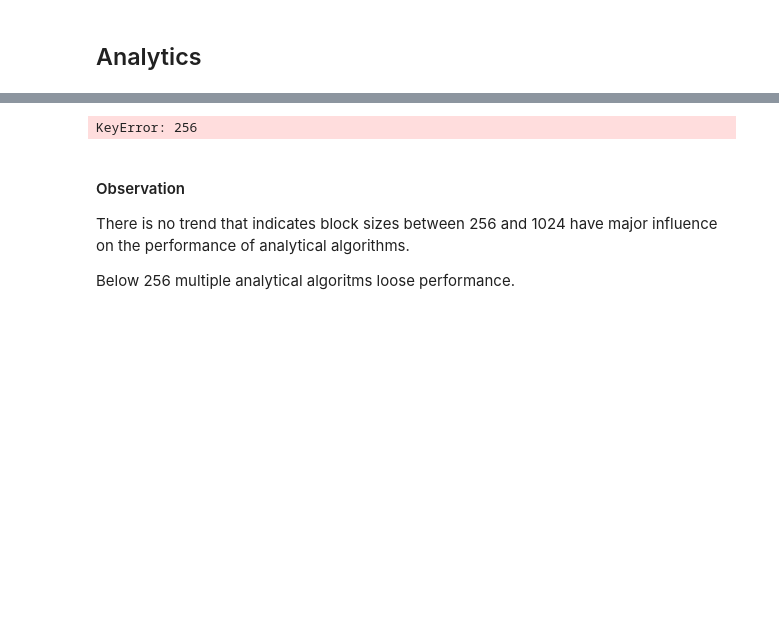
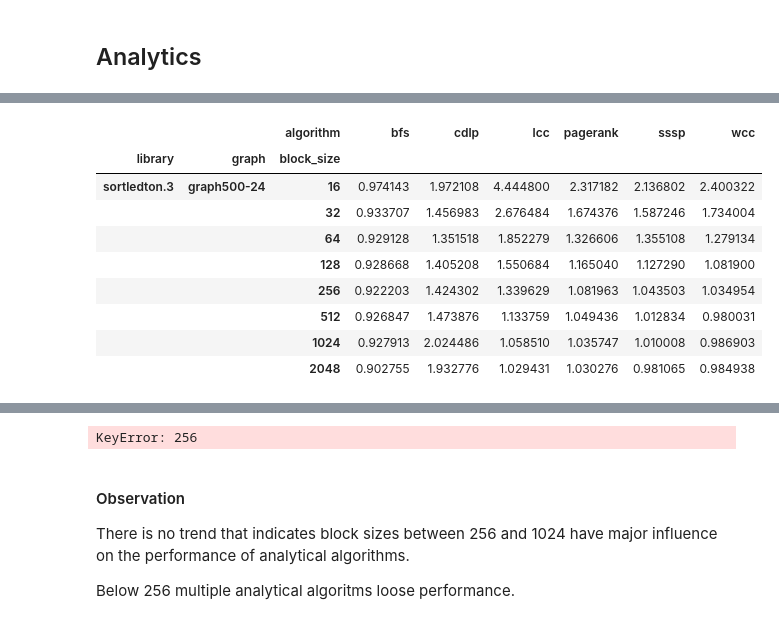
Before and after one commit to PerFuchs/gfe_notebooks, a Jupyter notebook: block_size_analysis.ipynb, the cells around one changed output, grey strips where cells are left out. Drawn from its saved outputs; the diff is of its cells as text; code cells hidden in the pictures; blank space fills up the shorter version.

```diff
--- a/block_size_analysis.ipynb
+++ b/block_size_analysis.ipynb
@@ -46 +51,15 @@ data
+# %%
+normalized = data.loc["sortledton.3", "graph500-24", slice(None)] / data.loc["sorted_vector_al.6", "graph500-24", 1024]
+normalized
+# %% [output]
+|  |  | algorithm | bfs | cdlp | lcc | pagerank | sssp | wcc |
+| library | graph | block_size |  |  |  |  |  |  |
+| sortledton.3 | graph500-24 | 16 | 0.974143 | 1.972108 | 4.444800 | 2.317182 | 2.136802 | 2.400322 |
+|  |  | 32 | 0.933707 | 1.456983 | 2.676484 | 1.674376 | 1.587246 | 1.734004 |
+|  |  | 64 | 0.929128 | 1.351518 | 1.852279 | 1.326606 | 1.355108 | 1.279134 |
+|  |  | 128 | 0.928668 | 1.405208 | 1.550684 | 1.165040 | 1.127290 | 1.081900 |
+|  |  | 256 | 0.922203 | 1.424302 | 1.339629 | 1.081963 | 1.043503 | 1.034954 |
+|  |  | 512 | 0.926847 | 1.473876 | 1.133759 | 1.049436 | 1.012834 | 0.980031 |
+|  |  | 1024 | 0.927913 | 2.024486 | 1.058510 | 1.035747 | 1.010008 | 0.986903 |
+|  |  | 2048 | 0.902755 | 1.932776 | 1.029431 | 1.030276 | 0.981065 | 0.984938 |
 # %%
```
Also changed, not shown: parts of 2 cells of this notebook.
